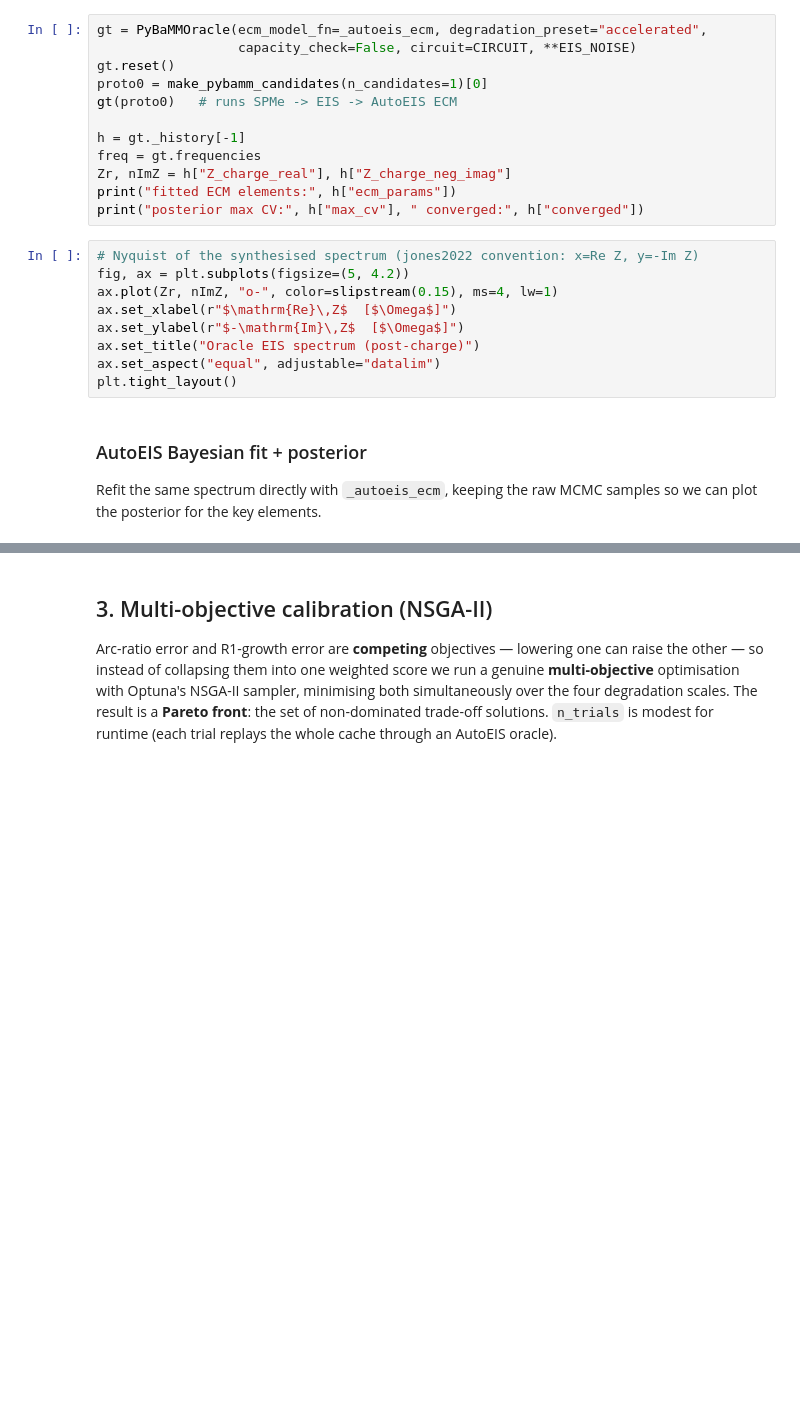
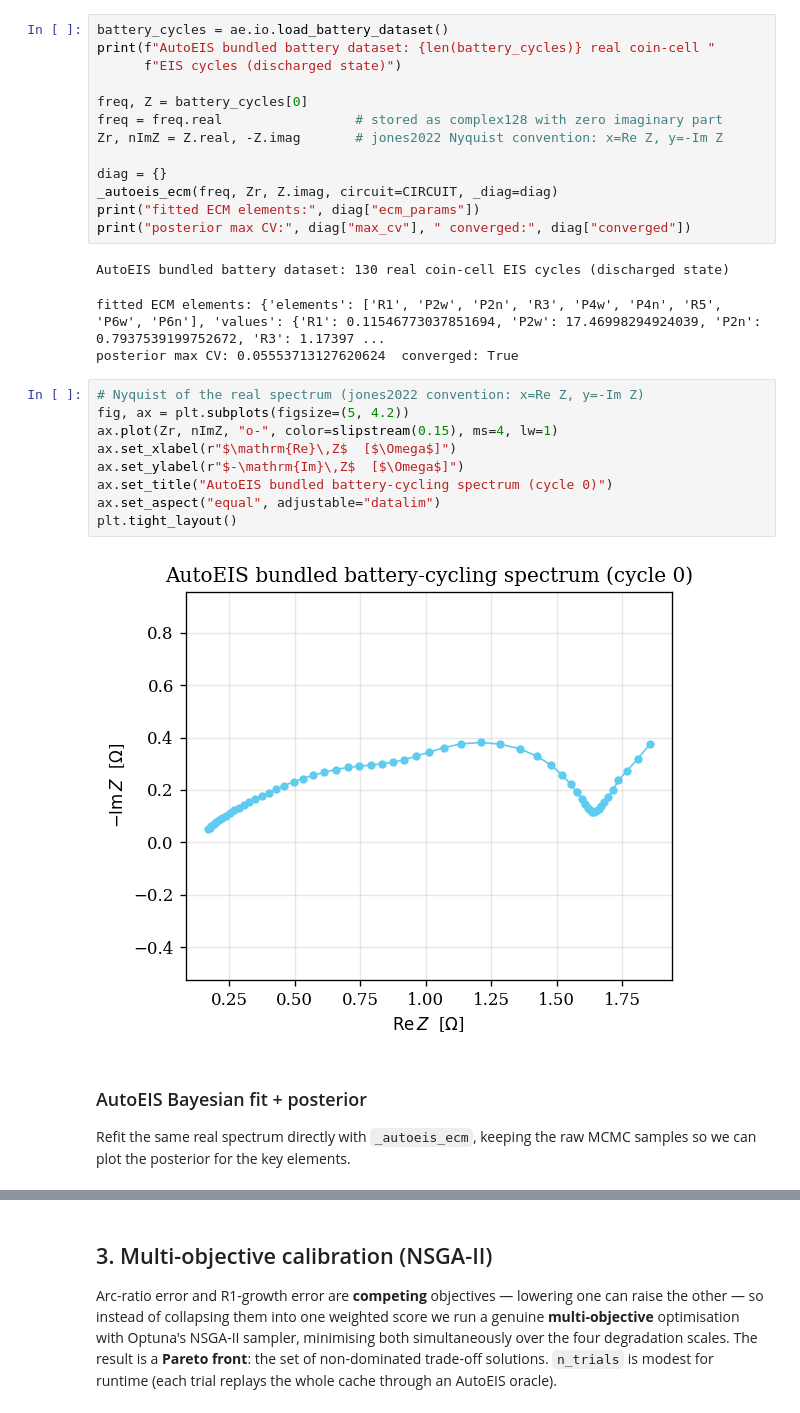
Before and after one commit to TRustworthy-AI-Tools-for-Science/battery-oracle, a Jupyter notebook: notebooks/01_oracle_tuning_calibration.ipynb, the cells around one changed output, grey strips where cells are left out. Saved outputs shown, nothing was run; the diff lists cells and outputs as text; blank space fills up the shorter version.

```diff
--- a/notebooks/01_oracle_tuning_calibration.ipynb
+++ b/notebooks/01_oracle_tuning_calibration.ipynb
@@ -67,28 +77,35 @@ protocol, and pull the synthesised EIS spectrum straight out of the call history
 # %%
-gt = PyBaMMOracle(ecm_model_fn=_autoeis_ecm, degradation_preset="accelerated",
-                  capacity_check=False, circuit=CIRCUIT, **EIS_NOISE)
-gt.reset()
-proto0 = make_pybamm_candidates(n_candidates=1)[0]
-gt(proto0)   # runs SPMe -> EIS -> AutoEIS ECM
+battery_cycles = ae.io.load_battery_dataset()
+print(f"AutoEIS bundled battery dataset: {len(battery_cycles)} real coin-cell "
+      f"EIS cycles (discharged state)")
 
-h = gt._history[-1]
-freq = gt.frequencies
-Zr, nImZ = h["Z_charge_real"], h["Z_charge_neg_imag"]
-print("fitted ECM elements:", h["ecm_params"])
-print("posterior max CV:", h["max_cv"], " converged:", h["converged"])
+freq, Z = battery_cycles[0]
+freq = freq.real                 # stored as complex128 with zero imaginary part
+Zr, nImZ = Z.real, -Z.imag       # jones2022 Nyquist convention: x=Re Z, y=-Im Z
+
+diag = {}
+_autoeis_ecm(freq, Zr, Z.imag, circuit=CIRCUIT, _diag=diag)
+print("fitted ECM elements:", diag["ecm_params"])
+print("posterior max CV:", diag["max_cv"], " converged:", diag["converged"])
+# %% [output]
+AutoEIS bundled battery dataset: 130 real coin-cell EIS cycles (discharged state)
+fitted ECM elements: {'elements': ['R1', 'P2w', 'P2n', 'R3', 'P4w', 'P4n', 'R5', 'P6w', 'P6n'], 'values': {'R1': 0.11546773037851694, 'P2w': 17.46998294924039, 'P2n': 0.7937539199752672, 'R3': 1.17397 ...
+posterior max CV: 0.05553713127620624  converged: True
 # %%
-# Nyquist of the synthesised spectrum (jones2022 convention: x=Re Z, y=-Im Z)
+# Nyquist of the real spectrum (jones2022 convention: x=Re Z, y=-Im Z)
 fig, ax = plt.subplots(figsize=(5, 4.2))
 ax.plot(Zr, nImZ, "o-", color=slipstream(0.15), ms=4, lw=1)
 ax.set_xlabel(r"$\mathrm{Re}\,Z$  [$\Omega$]")
 ax.set_ylabel(r"$-\mathrm{Im}\,Z$  [$\Omega$]")
-ax.set_title("Oracle EIS spectrum (post-charge)")
+ax.set_title("AutoEIS bundled battery-cycling spectrum (cycle 0)")
 ax.set_aspect("equal", adjustable="datalim")
 plt.tight_layout()
+# %% [output]
+[figure, added]
 # %% [markdown]
 ### AutoEIS Bayesian fit + posterior
 
-Refit the same spectrum directly with `_autoeis_ecm`, keeping the raw MCMC
+Refit the same real spectrum directly with `_autoeis_ecm`, keeping the raw MCMC
 samples so we can plot the posterior for the key elements.
 # %%
 diag = {}
```
Also changed, not shown: parts of 16 cells of this notebook, 1 other file.
